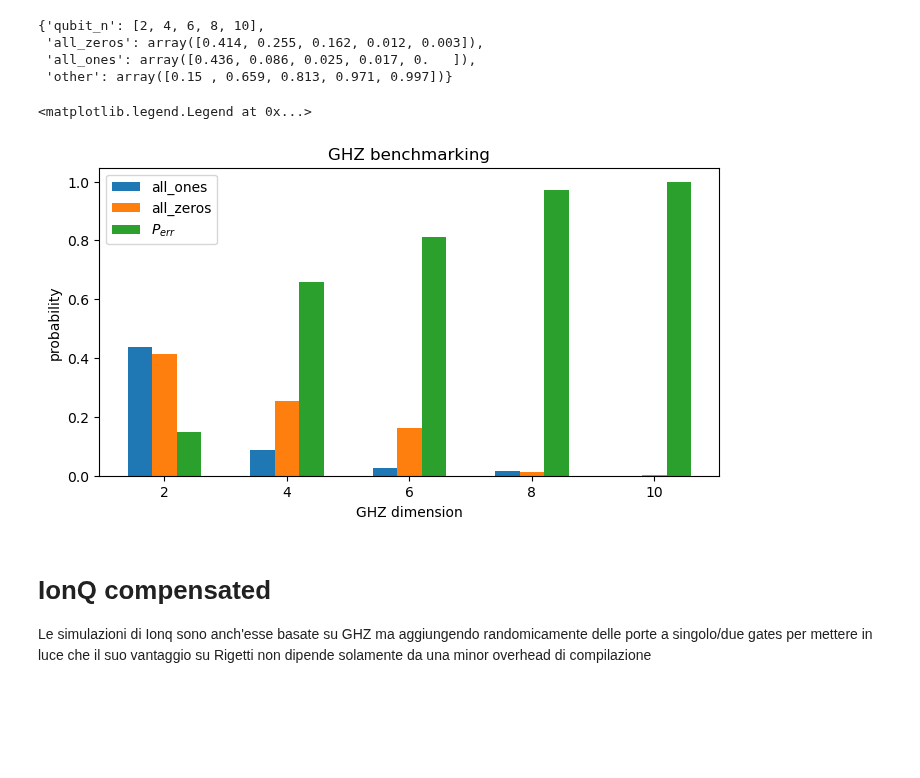
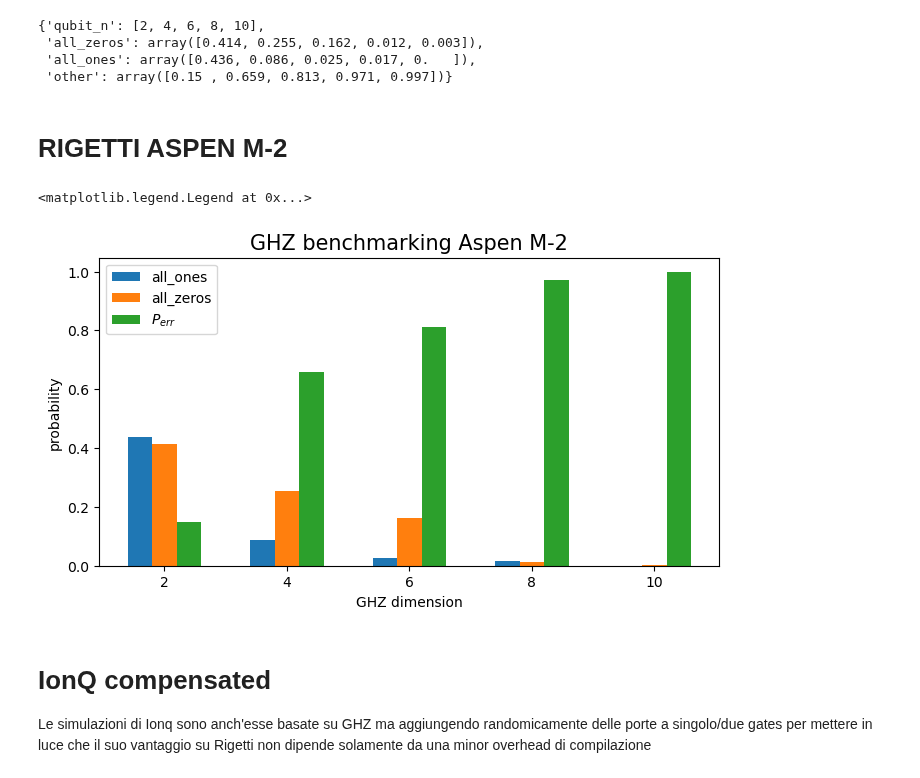
Before and after one commit to SwgAnno/QBench, a Jupyter notebook: RIGETTI VS IONQ/GHZ compensato.ipynb, the cells around one changed output. Drawn from its saved outputs; the diff is of its cells as text; code cells hidden in the pictures; blank space fills up the shorter version.

```diff
--- a/RIGETTI VS IONQ/GHZ compensato.ipynb
+++ b/RIGETTI VS IONQ/GHZ compensato.ipynb
@@ -127,35 +124,37 @@ measure_rigetti
  'all_zeros': array([0.414, 0.255, 0.162, 0.012, 0.003]),
  'all_ones': array([0.436, 0.086, 0.025, 0.017, 0.   ]),
  'other': array([0.15 , 0.659, 0.813, 0.971, 0.997])}
+# %% [markdown]
+# RIGETTI ASPEN M-2
 # %%
 fig, ax = plt.subplots(1, 1, figsize=(8,4))
 
 
 bar_width = .2
 x = np.arange(len(n_qubits_list))
 
 ax.bar(x, measure_rigetti['all_ones'],
             width=bar_width,
            label = 'all_ones')
 
 ax.bar(x+bar_width, measure_rigetti['all_zeros'],
             width=bar_width,
            label = 'all_zeros')
 
 ax.bar(x+2*bar_width, measure_rigetti['other'],
             width=bar_width,
            label = '$P_{err}$')
 
 
 ax.set_xticks(x + bar_width )
 ax.set_xticklabels(measure_rigetti['qubit_n'])
-ax.set_title('GHZ benchmarking')
+ax.set_title('GHZ benchmarking Aspen M-2',size=15)
 ax.set_xlabel('GHZ dimension')
 ax.set_ylabel('probability')
 ax.legend()
 # %% [output]
 <matplotlib.legend.Legend at 0x...>
-[figure, old version]
+[figure, new version]
 # %% [markdown]
 # IonQ compensated
 Le simulazioni di Ionq sono anch'esse basate su GHZ ma aggiungendo randomicamente delle porte a singolo/due gates per mettere in luce che il suo vantaggio su Rigetti non dipende solamente da una minor overhead di compilazione
```
Also changed, not shown: parts of 48 cells of this notebook, 8 other files.
